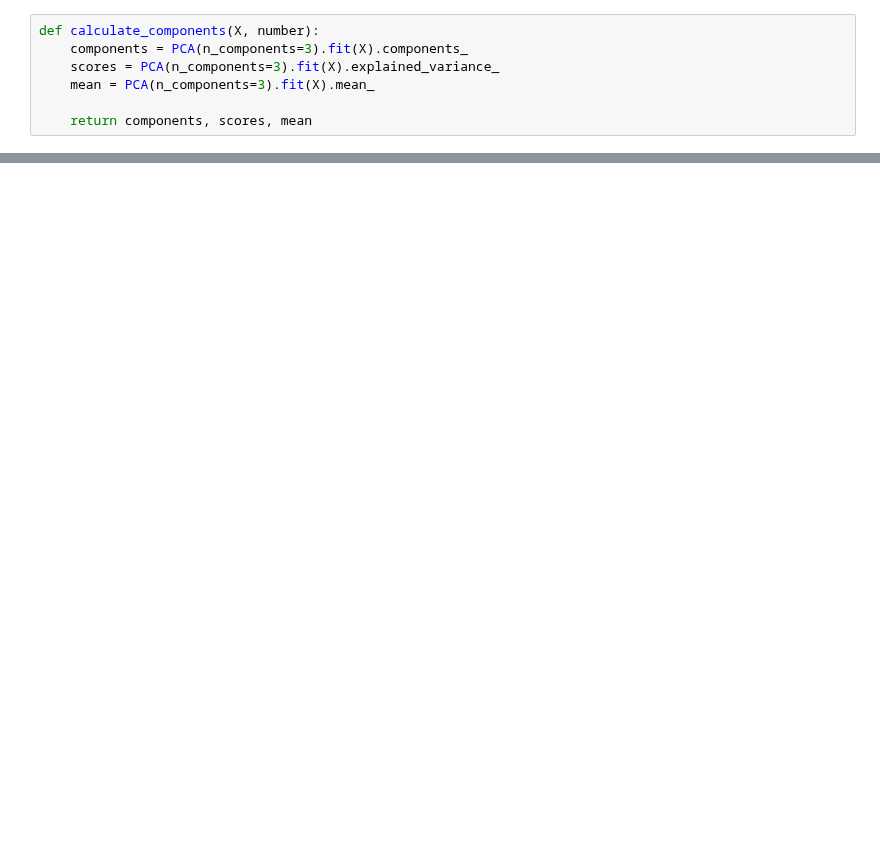
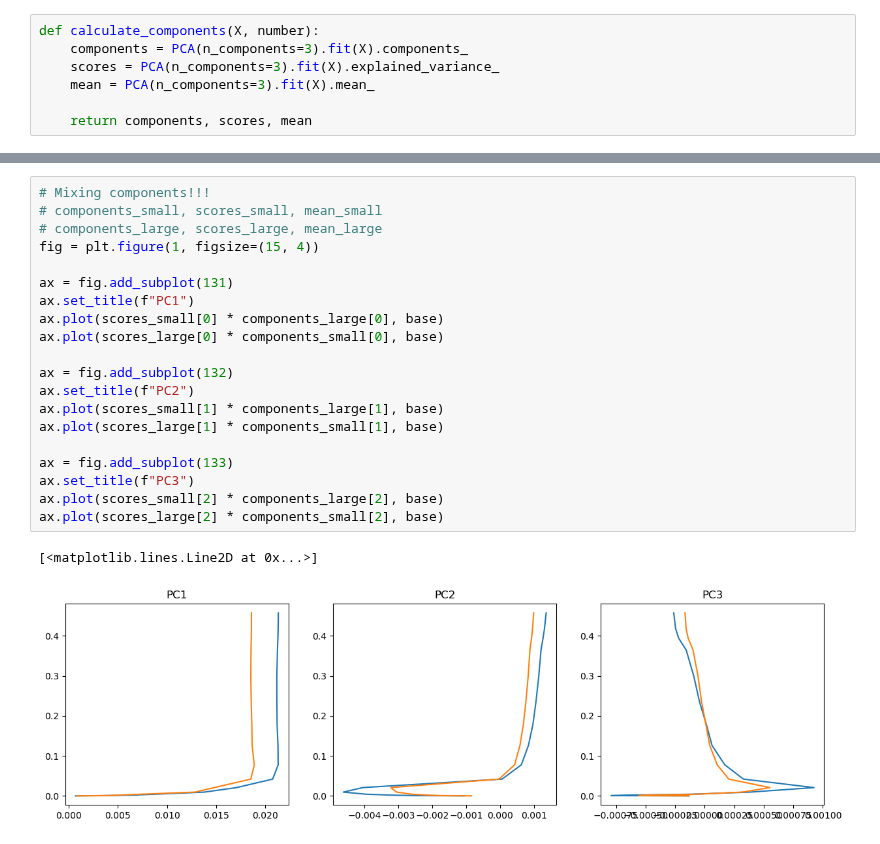
Before and after one commit to siemdejong/skinstression, a Jupyter notebook: notebooks/6-sjg-PCA_test_information_leakage.ipynb, the cells around one changed output, grey strips where cells are left out. Cells and saved outputs as stored; diff of their text form; blank space fills up the shorter version.

```diff
--- a/notebooks/6-sjg-PCA_test_information_leakage.ipynb
+++ b/notebooks/6-sjg-PCA_test_information_leakage.ipynb
@@ -110,0 +144,23 @@ Case 32 has the shortest strain range of 0.39937500000000004 with 44 points.
+# %%
+# Mixing components!!!
+# components_small, scores_small, mean_small
+# components_large, scores_large, mean_large
+fig = plt.figure(1, figsize=(15, 4))
+
+ax = fig.add_subplot(131)
+ax.set_title(f"PC1")
+ax.plot(scores_small[0] * components_large[0], base)
+ax.plot(scores_large[0] * components_small[0], base)
+
+ax = fig.add_subplot(132)
+ax.set_title(f"PC2")
+ax.plot(scores_small[1] * components_large[1], base)
+ax.plot(scores_large[1] * components_small[1], base)
+
+ax = fig.add_subplot(133)
+ax.set_title(f"PC3")
+ax.plot(scores_small[2] * components_large[2], base)
+ax.plot(scores_large[2] * components_small[2], base)
+# %% [output]
+[<matplotlib.lines.Line2D at 0x...>]
+[figure, added]
```
Also changed, not shown: parts of 6 cells of this notebook.
